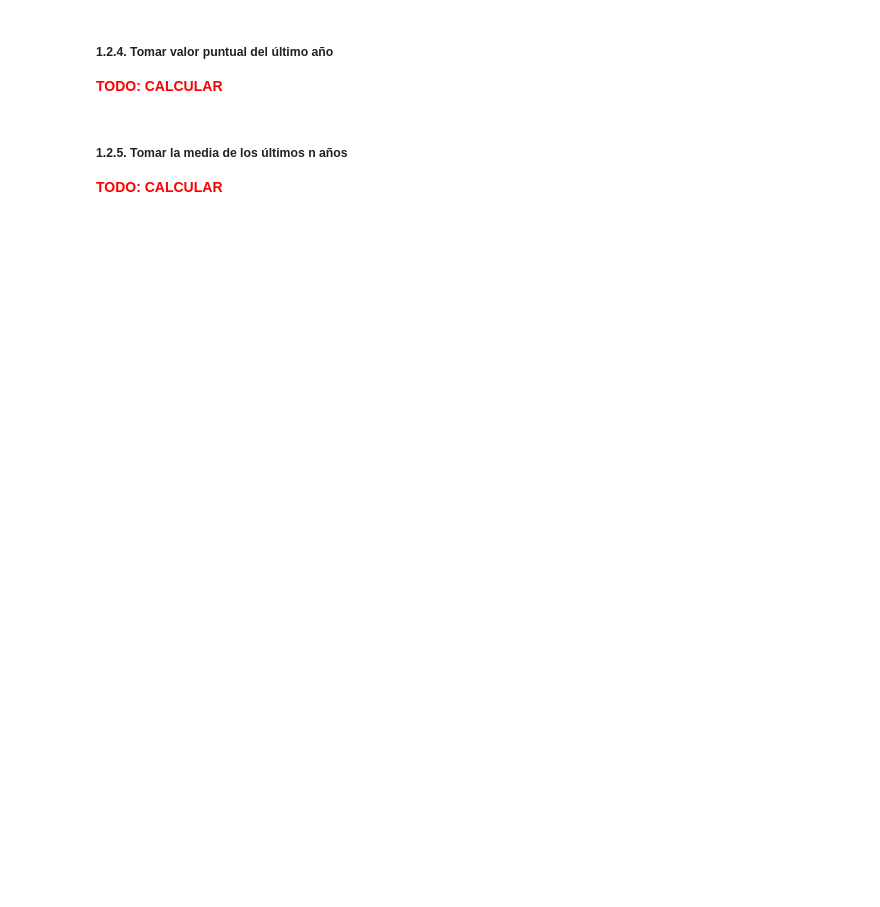
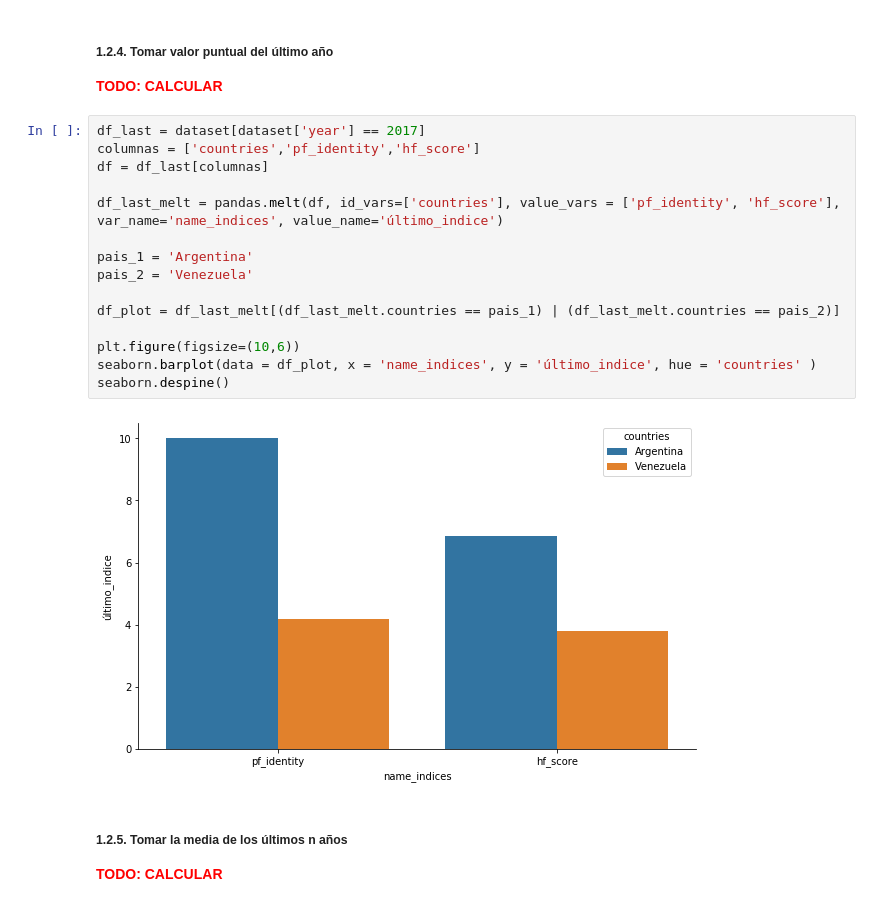
Before and after one commit to diegobcuadro/AyV_Grupo10, a Jupyter notebook: practico.ipynb, the cells around one changed output. Drawn from its saved outputs; the diff is of its cells as text; blank space fills up the shorter version.

```diff
--- a/practico.ipynb
+++ b/practico.ipynb
@@ -215,6 +217,23 @@ for ax in axs:
 # %% [markdown]
 ##### 1.2.4. Tomar valor puntual del último año
 <font color='red'>**TODO: CALCULAR**<font>
+# %%
+df_last = dataset[dataset['year'] == 2017]
+columnas = ['countries','pf_identity','hf_score']
+df = df_last[columnas]
+
+df_last_melt = pandas.melt(df, id_vars=['countries'], value_vars = ['pf_identity', 'hf_score'], var_name='name_indices', value_name='último_indice')
+
+pais_1 = 'Argentina'
+pais_2 = 'Venezuela'
+
+df_plot = df_last_melt[(df_last_melt.countries == pais_1) | (df_last_melt.countries == pais_2)]
+
+plt.figure(figsize=(10,6))
+seaborn.barplot(data = df_plot, x = 'name_indices', y = 'último_indice', hue = 'countries' )
+seaborn.despine()
+# %% [output]
+[figure, added]
 # %% [markdown]
 ##### 1.2.5. Tomar la media de los últimos n años
 <font color='red'>**TODO: CALCULAR**<font>
```
Also changed, not shown: parts of 4 cells of this notebook.
